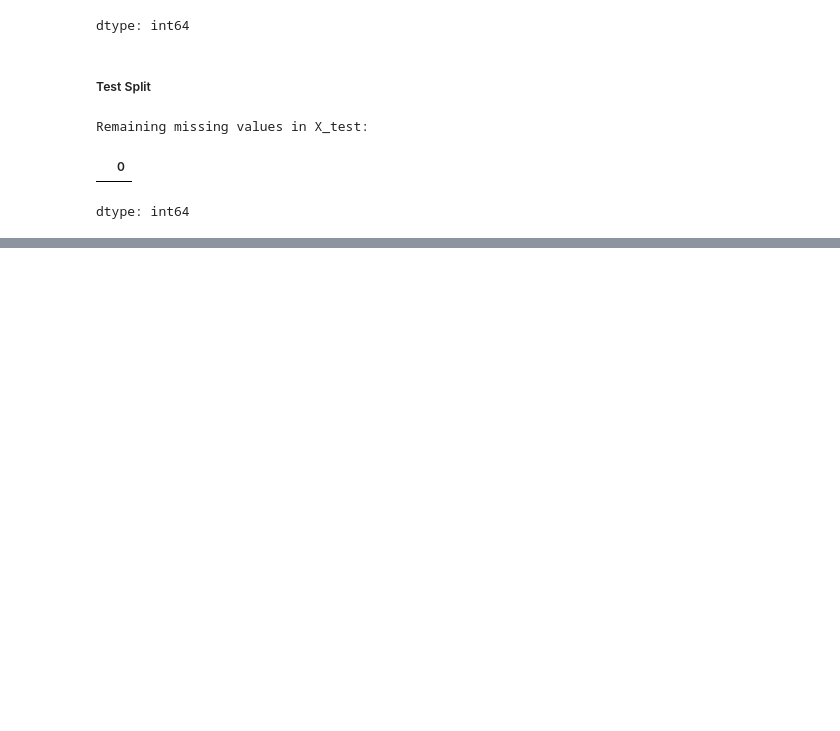
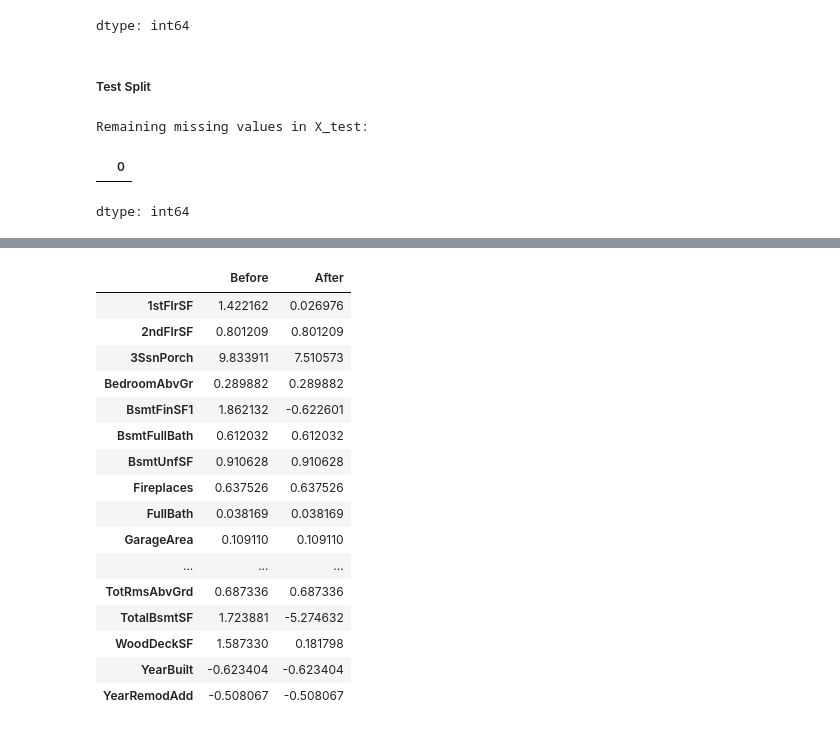
Before and after one commit to VenuriDampahalage/ames-housing-price-prediction, a Jupyter notebook: preProcessing.ipynb, the cells around one changed output, grey strips where cells are left out. Drawn from its saved outputs; the diff is of its cells as text; code cells hidden in the pictures; blank space fills up the shorter version.

```diff
--- a/preProcessing.ipynb
+++ b/preProcessing.ipynb
@@ -478,0 +614,5 @@ dtype: int64
+# %%
+for col in right_skewed:
+    print(
+        f"{col}: min = {X_train_selected[col].min()}"
+    )
@@ -478,0 +656,8 @@ dtype: int64
+# %%
+skewness_after = (
+    X_train_selected[numerical_features]
+    .skew()
+    .sort_values(ascending=False)
+)
+
+display(skewness_after)
@@ -478,0 +683,25 @@ dtype: int64
+# %%
+skewness_comparison = pd.DataFrame({
+    'Before': skewness,
+    'After': skewness_after
+})
+
+display(skewness_comparison)
+# %% [output]
+|  | Before | After |
+| 1stFlrSF | 1.422162 | 0.026976 |
+| 2ndFlrSF | 0.801209 | 0.801209 |
+| 3SsnPorch | 9.833911 | 7.510573 |
+| BedroomAbvGr | 0.289882 | 0.289882 |
+| BsmtFinSF1 | 1.862132 | -0.622601 |
+| BsmtFullBath | 0.612032 | 0.612032 |
+| BsmtUnfSF | 0.910628 | 0.910628 |
+| Fireplaces | 0.637526 | 0.637526 |
+| FullBath | 0.038169 | 0.038169 |
+| GarageArea | 0.109110 | 0.109110 |
+| ... | ... | ... |
+| TotRmsAbvGrd | 0.687336 | 0.687336 |
+| TotalBsmtSF | 1.723881 | -5.274632 |
+| WoodDeckSF | 1.587330 | 0.181798 |
+| YearBuilt | -0.623404 | -0.623404 |
+| YearRemodAdd | -0.508067 | -0.508067 |
```
Also changed, not shown: parts of 21 cells of this notebook.
